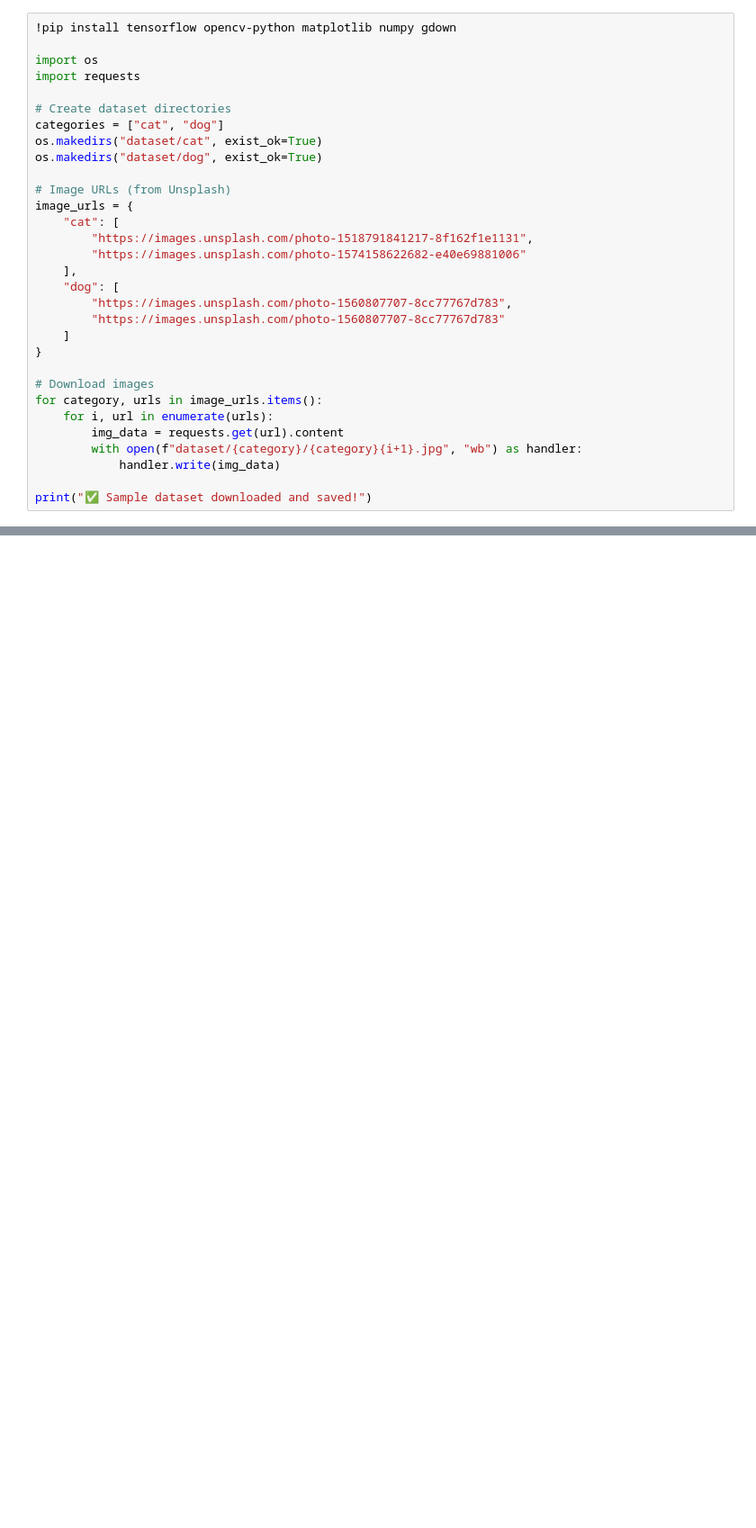
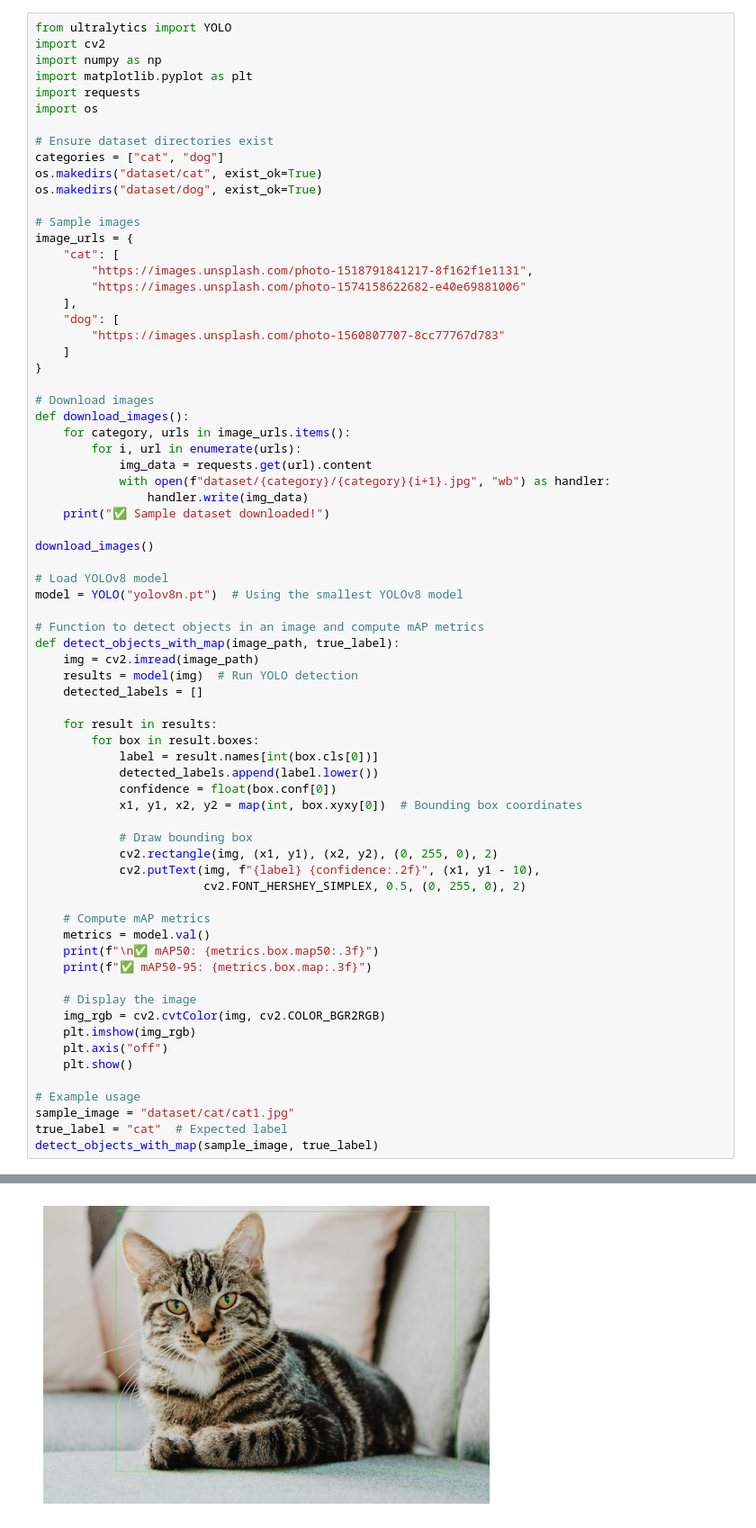
Before and after one commit to indu-keerthika-3/Object-Recognition-System-Project, a Jupyter notebook: Merged_Object_Recognition.ipynb, the cells around one changed output, grey strips where cells are left out. Shown: that part at 90% size. Saved outputs shown, nothing was run; the diff lists cells and outputs as text; blank space fills up the shorter version.

```diff
--- a/Merged_Object_Recognition.ipynb
+++ b/Merged_Object_Recognition.ipynb
@@ -1,31 +22,72 @@
 # %%
-!pip install tensorflow opencv-python matplotlib numpy gdown
+from ultralytics import YOLO
+import cv2
+import numpy as np
+import matplotlib.pyplot as plt
+import requests
+import os
 
-import os
-import requests
-
-# Create dataset directories
+# Ensure dataset directories exist
 categories = ["cat", "dog"]
 os.makedirs("dataset/cat", exist_ok=True)
 os.makedirs("dataset/dog", exist_ok=True)
 
-# Image URLs (from Unsplash)
+# Sample images
 image_urls = {
     "cat": [
         "https://images.unsplash.com/photo-1518791841217-8f162f1e1131",
         "https://images.unsplash.com/photo-1574158622682-e40e69881006"
     ],
     "dog": [
-        "https://images.unsplash.com/photo-1560807707-8cc77767d783",
         "https://images.unsplash.com/photo-1560807707-8cc77767d783"
     ]
 }
 
 # Download images
-for category, urls in image_urls.items():
-    for i, url in enumerate(urls):
-        img_data = requests.get(url).content
-        with open(f"dataset/{category}/{category}{i+1}.jpg", "wb") as handler:
-            handler.write(img_data)
+def download_images():
+    for category, urls in image_urls.items():
+        for i, url in enumerate(urls):
+            img_data = requests.get(url).content
+            with open(f"dataset/{category}/{category}{i+1}.jpg", "wb") as handler:
+                handler.write(img_data)
+    print("✅ Sample dataset downloaded!")
 
-print("✅ Sample dataset downloaded and saved!")
+download_images()
+
+# Load YOLOv8 model
+model = YOLO("yolov8n.pt")  # Using the smallest YOLOv8 model
+
+# Function to detect objects in an image and compute mAP metrics
+def detect_objects_with_map(image_path, true_label):
+    img = cv2.imread(image_path)
+    results = model(img)  # Run YOLO detection
+    detected_labels = []
+
+    for result in results:
+        for box in result.boxes:
+            label = result.names[int(box.cls[0])]
+            detected_labels.append(label.lower())
+            confidence = float(box.conf[0])
+            x1, y1, x2, y2 = map(int, box.xyxy[0])  # Bounding box coordinates
+
+            # Draw bounding box
+            cv2.rectangle(img, (x1, y1), (x2, y2), (0, 255, 0), 2)
+            cv2.putText(img, f"{label} {confidence:.2f}", (x1, y1 - 10),
+                        cv2.FONT_HERSHEY_SIMPLEX, 0.5, (0, 255, 0), 2)
+
+    # Compute mAP metrics
+    metrics = model.val()
+    print(f"\n✅ mAP50: {metrics.box.map50:.3f}")
+    print(f"✅ mAP50-95: {metrics.box.map:.3f}")
+
+    # Display the image
+    img_rgb = cv2.cvtColor(img, cv2.COLOR_BGR2RGB)
+    plt.imshow(img_rgb)
+    plt.axis("off")
+    plt.show()
+
+# Example usage
+sample_image = "dataset/cat/cat1.jpg"
+true_label = "cat"  # Expected label
+detect_objects_with_map(sample_image, true_label)
+# %% [output]
@@ -31,0 +126 @@ print("✅ Sample dataset downloaded and saved!")
+[figure, added]
```
Also changed, not shown: parts of 4 cells of this notebook.
